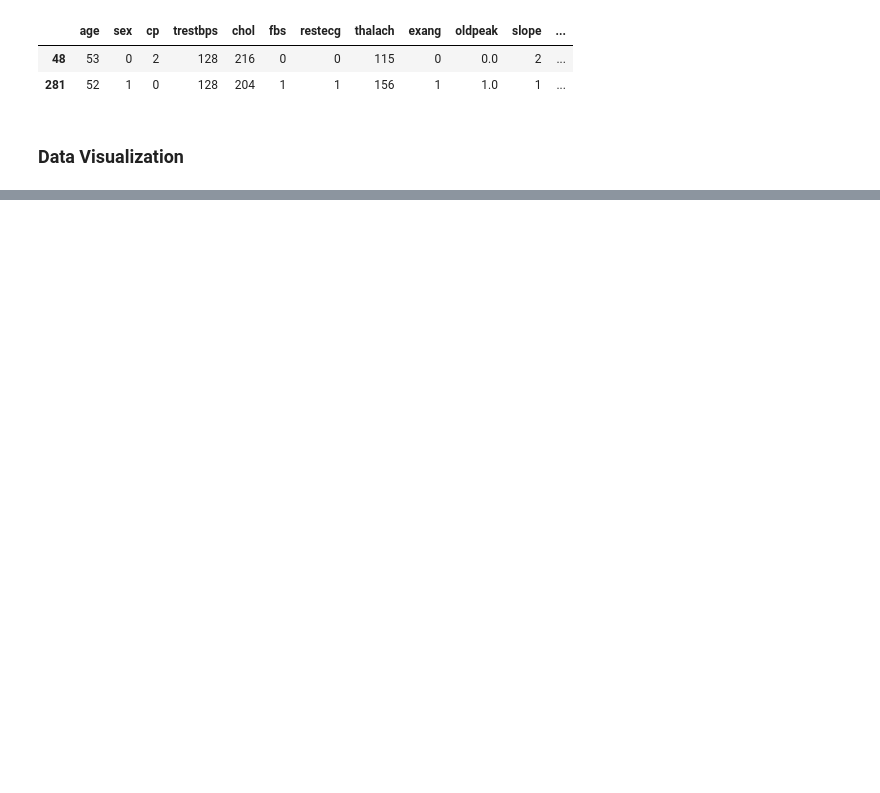
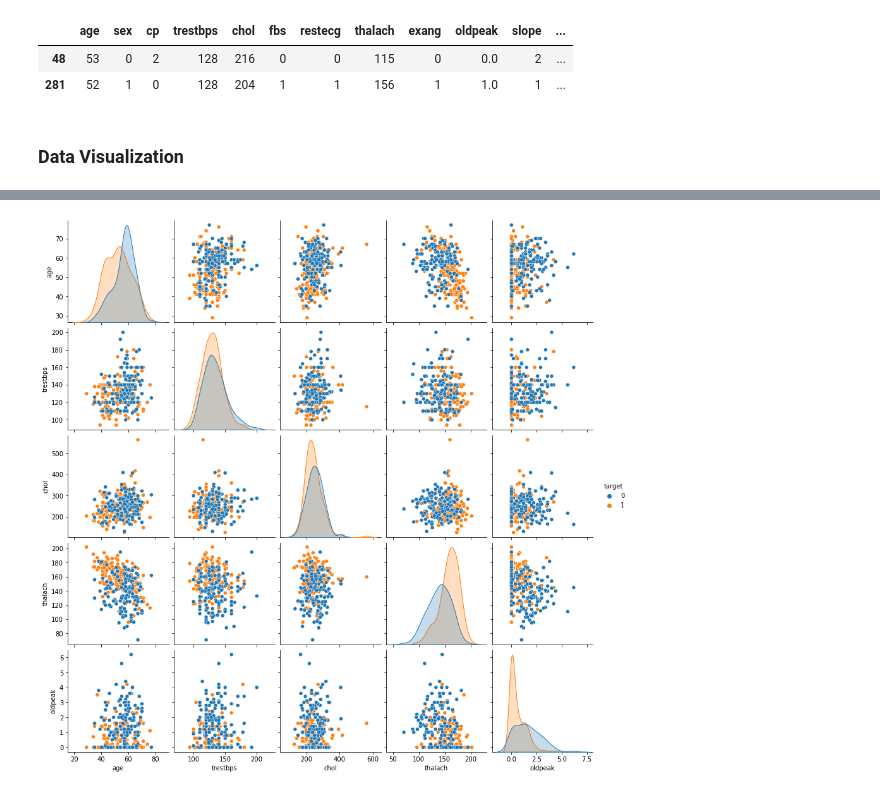
Before and after one commit to FJFard/Data-Analysis, a Jupyter notebook: Analyzing Heart Disease data.ipynb, the cells around one changed output, grey strips where cells are left out. Saved outputs shown, nothing was run; the diff lists cells and outputs as text; code cells hidden in the pictures; blank space fills up the shorter version.

```diff
--- a/Analyzing Heart Disease data.ipynb
+++ b/Analyzing Heart Disease data.ipynb
@@ -308,0 +105,5 @@ heatmap_f.figure.savefig('heatmap_figure.png')
+# %%
+# all columns with continues values
+sns.pairplot(data[['age','trestbps', 'chol','thalach','oldpeak','target']], hue='target');
+# %% [output]
+[figure, added]
```
Also changed, not shown: parts of 43 cells of this notebook, 1 other file.
